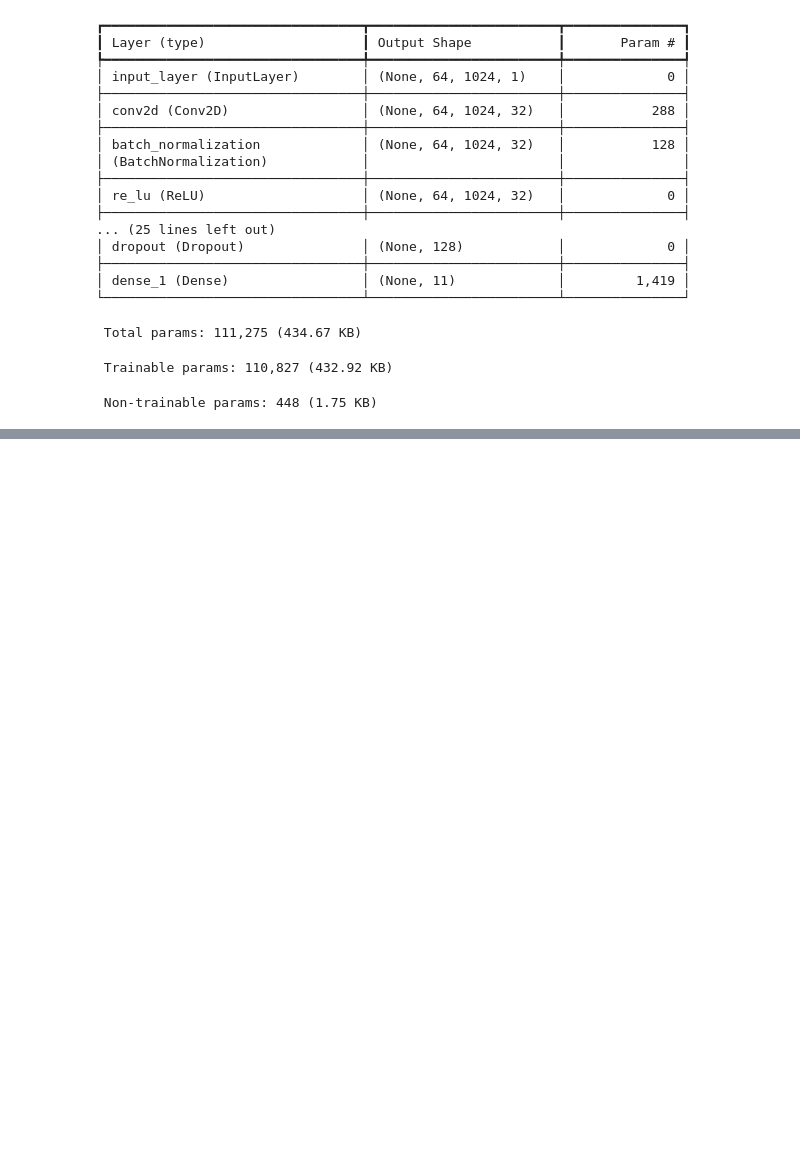
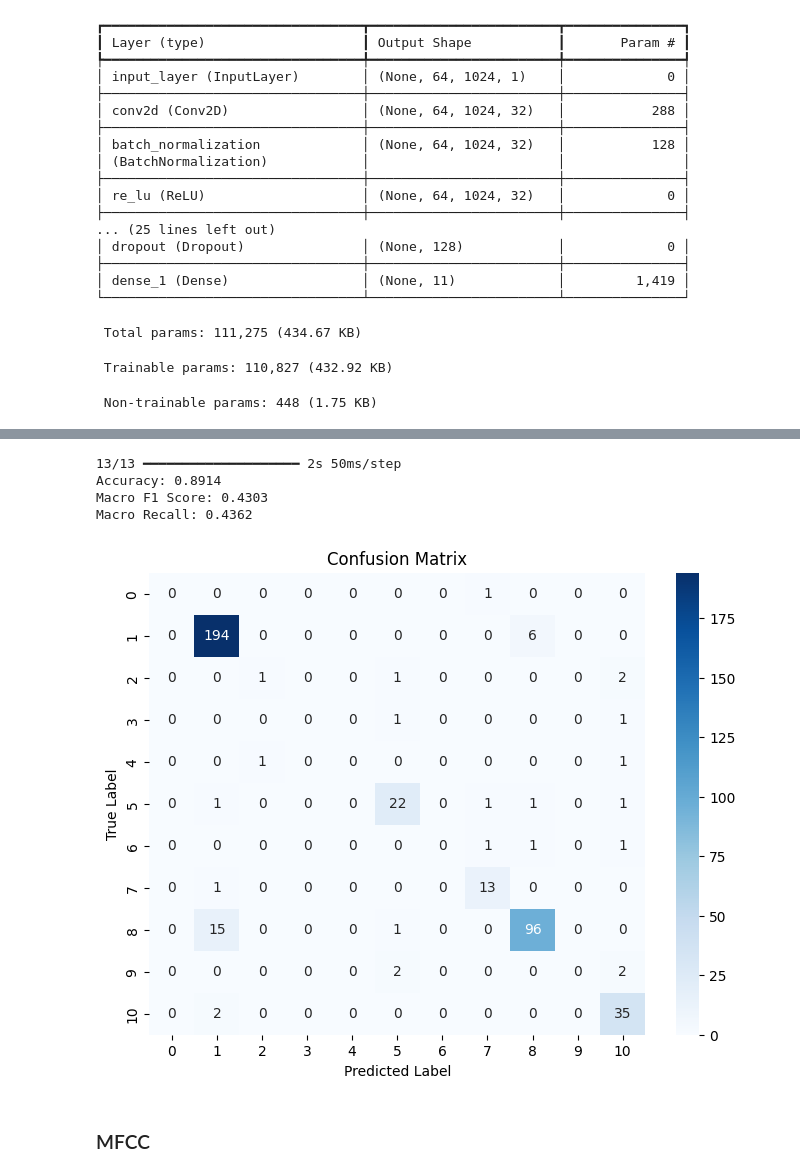
Before and after one commit to dkssudgb/audio_classification, a Jupyter notebook: cnn_baseline.ipynb, the cells around one changed output, grey strips where cells are left out. Drawn from its saved outputs; the diff is of its cells as text; code cells hidden in the pictures; blank space fills up the shorter version.

```diff
--- a/cnn_baseline.ipynb
+++ b/cnn_baseline.ipynb
@@ -92,0 +168,38 @@ Epoch 1/50
+# %%
+# best model 불러오기
+model_logmel = load_model('models/cnn_baseline_logmel.keras')
+
+# 테스트 데이터 불러오기
+data_test = np.load("data/features/test_logmel.npz")
+X_test_logmel, y_test_logmel = data_test["X"], data_test["y"]
+
+# 예측
+y_pred_logmel = model_logmel.predict(X_test_logmel)
+y_pred_logmel = np.argmax(y_pred_logmel, axis=1)
+
+# 평가 지표 출력
+acc = accuracy_score(y_test_logmel, y_pred_logmel)
+f1 = f1_score(y_test_logmel, y_pred_logmel, average='macro')
+recall = recall_score(y_test_logmel, y_pred_logmel, average='macro')
+
+print(f"Accuracy: {acc:.4f}")
+print(f"Macro F1 Score: {f1:.4f}")
+print(f"Macro Recall: {recall:.4f}")
+
+# Confusion Matrix
+cm = confusion_matrix(y_test_logmel, y_pred_logmel)
+
+plt.figure(figsize=(8, 6))
+sns.heatmap(cm, annot=True, fmt='d', cmap='Blues')
+plt.xlabel('Predicted Label')
+plt.ylabel('True Label')
+plt.title('Confusion Matrix')
+plt.show()
+# %% [output]
+13/13 ━━━━━━━━━━━━━━━━━━━━ 2s 50ms/step
+Accuracy: 0.8914
+Macro F1 Score: 0.4303
+Macro Recall: 0.4362
+[figure, added]
+# %% [markdown]
+### MFCC
```
Also changed, not shown: parts of 25 cells of this notebook.
